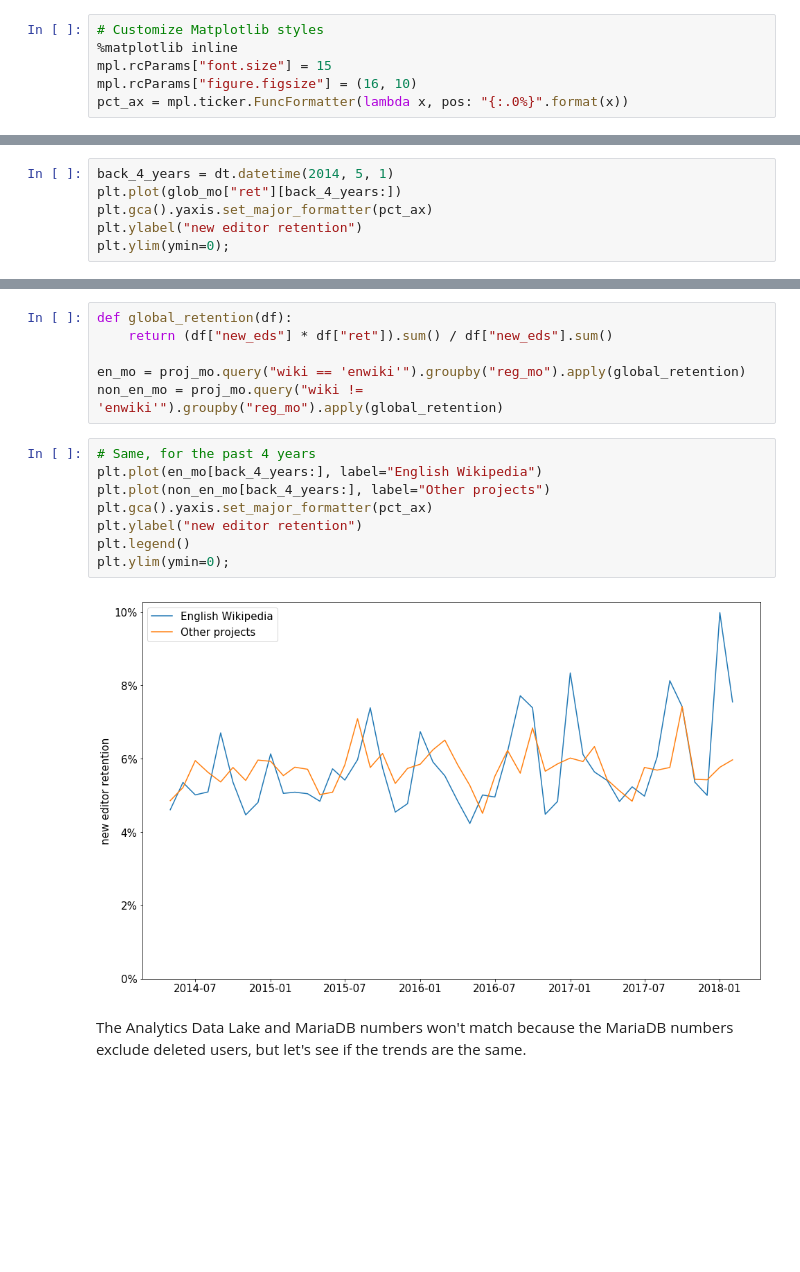
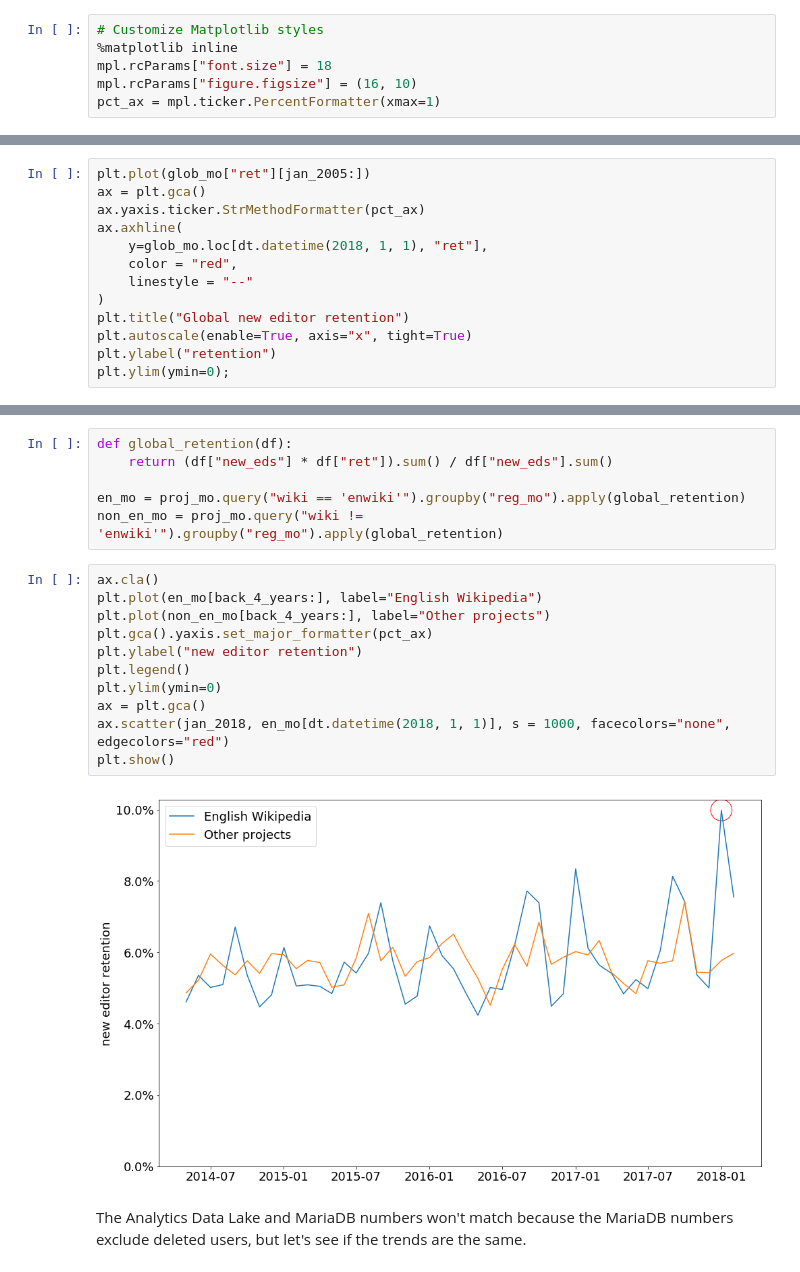
Before and after one commit to wikimedia-research/2018-01-new-editor-retention-analysis, a Jupyter notebook: analysis.ipynb, the cells around one changed output, grey strips where cells are left out. Drawn from its saved outputs; the diff is of its cells as text; blank space fills up the shorter version.

```diff
--- a/analysis.ipynb
+++ b/analysis.ipynb
@@ -13,9 +16,9 @@ import wmfdata as wmf
 # %%
 # Customize Matplotlib styles
 %matplotlib inline
-mpl.rcParams["font.size"] = 15
+mpl.rcParams["font.size"] = 18
 mpl.rcParams["figure.figsize"] = (16, 10)
-pct_ax = mpl.ticker.FuncFormatter(lambda x, pos: "{:.0%}".format(x))
+pct_ax = mpl.ticker.PercentFormatter(xmax=1)
 # %% [markdown]
 # Data imports and transformation
 # %% [markdown]
@@ -193,3 +199,16 @@ plt.ylim(ymin=0);
 [figure]
 # %% [markdown]
 Without the pre-2005 insanity:
+# %%
+plt.plot(glob_mo["ret"][jan_2005:])
+ax = plt.gca()
+ax.yaxis.ticker.StrMethodFormatter(pct_ax)
+ax.axhline(
+    y=glob_mo.loc[dt.datetime(2018, 1, 1), "ret"],
+    color = "red",
+    linestyle = "--"
+)
+plt.title("Global new editor retention")
+plt.autoscale(enable=True, axis="x", tight=True)
+plt.ylabel("retention")
+plt.ylim(ymin=0);
@@ -204,6 +226,0 @@ plt.ylim(ymin=0);
-# %%
-back_4_years = dt.datetime(2014, 5, 1)
-plt.plot(glob_mo["ret"][back_4_years:])
-plt.gca().yaxis.set_major_formatter(pct_ax)
-plt.ylabel("new editor retention")
-plt.ylim(ymin=0);
@@ -218,15 +233,18 @@ def global_retention(df):
 en_mo = proj_mo.query("wiki == 'enwiki'").groupby("reg_mo").apply(global_retention)
 non_en_mo = proj_mo.query("wiki != 'enwiki'").groupby("reg_mo").apply(global_retention)
 # %%
-# Same, for the past 4 years
+ax.cla()
 plt.plot(en_mo[back_4_years:], label="English Wikipedia")
 plt.plot(non_en_mo[back_4_years:], label="Other projects")
 plt.gca().yaxis.set_major_formatter(pct_ax)
 plt.ylabel("new editor retention")
 plt.legend()
-plt.ylim(ymin=0);
+plt.ylim(ymin=0)
+ax = plt.gca()
+ax.scatter(jan_2018, en_mo[dt.datetime(2018, 1, 1)], s = 1000, facecolors="none", edgecolors="red")
+plt.show()
 # %% [output]
-[figure, old version]
+[figure, new version]
 # %% [markdown]
 The Analytics Data Lake and MariaDB numbers won't match because the MariaDB numbers exclude deleted users, but let's see if the trends are the same.
 # %%
```
Also changed, not shown: parts of 34 cells of this notebook.
